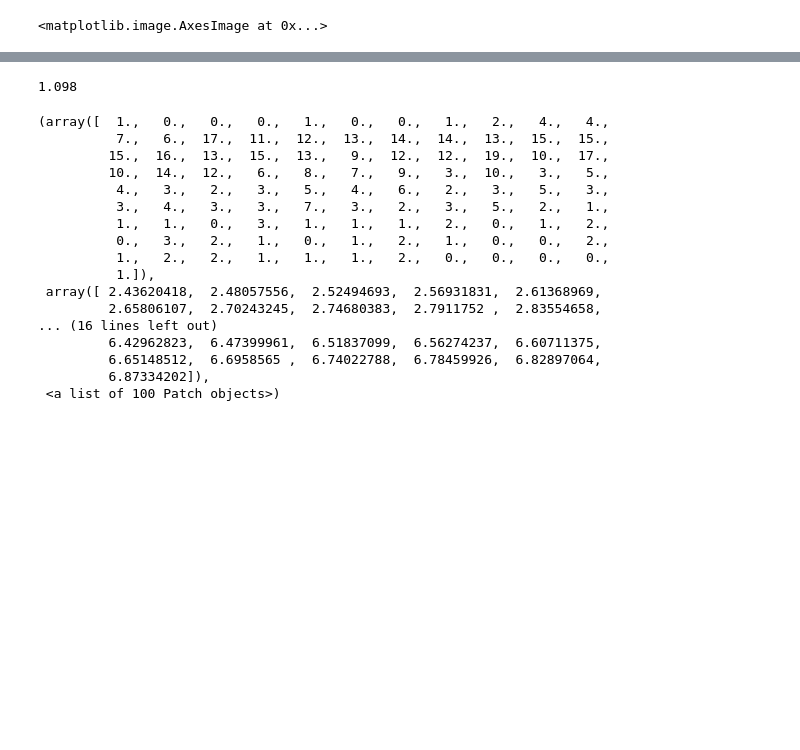
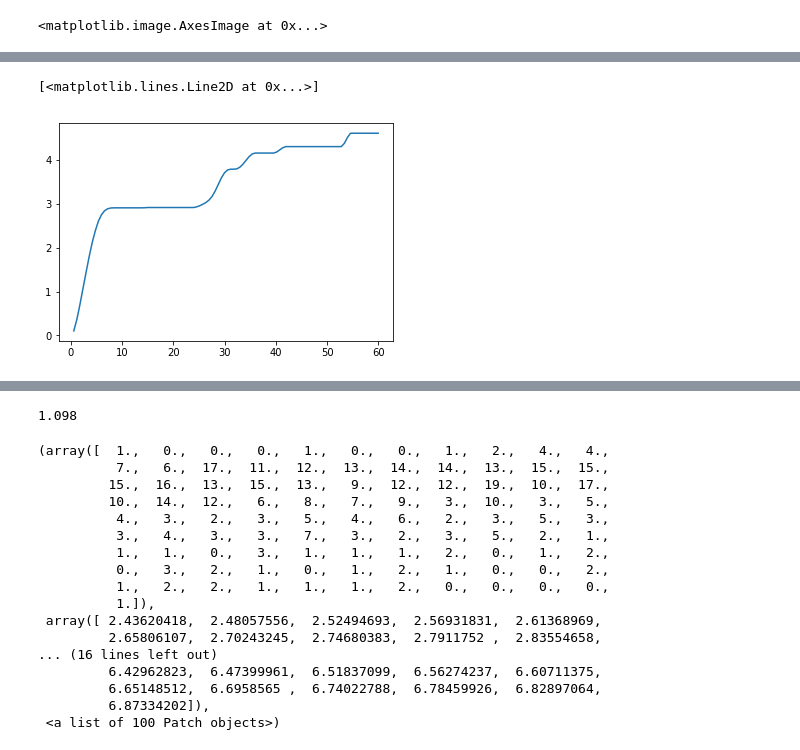
Before and after one commit to ryanhausen/gp-imgs, a Jupyter notebook: post_stuff/ReDistUsingPetrosian.ipynb, the cells around one changed output, grey strips where cells are left out. Saved outputs shown, nothing was run; the diff lists cells and outputs as text; code cells hidden in the pictures; blank space fills up the shorter version.

```diff
--- a/post_stuff/ReDistUsingPetrosian.ipynb
+++ b/post_stuff/ReDistUsingPetrosian.ipynb
@@ -214,0 +231,10 @@ plt.plot(interp_rs, interp_fs)
+# %%
+L = np.zeros(num_interp)
+L[0] = np.pi*interp_rs[0]**2  * interp_fs[0]
+for i in range(1,num_interp,1):
+    L[i] = L[i-1] + np.pi*(interp_rs[i]**2 - interp_rs[i-1]**2)*interp_fs[i]
+# %%
+plt.plot(interp_rs, L)
+# %% [output]
+[<matplotlib.lines.Line2D at 0x...>]
+[figure, added]
```
Also changed, not shown: parts of 17 cells of this notebook, 3 other files.
